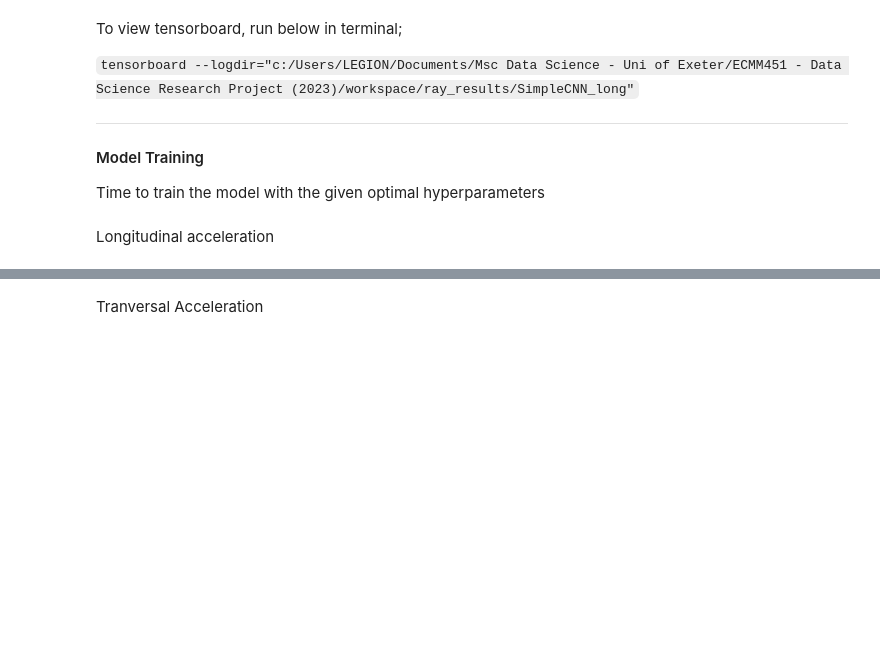
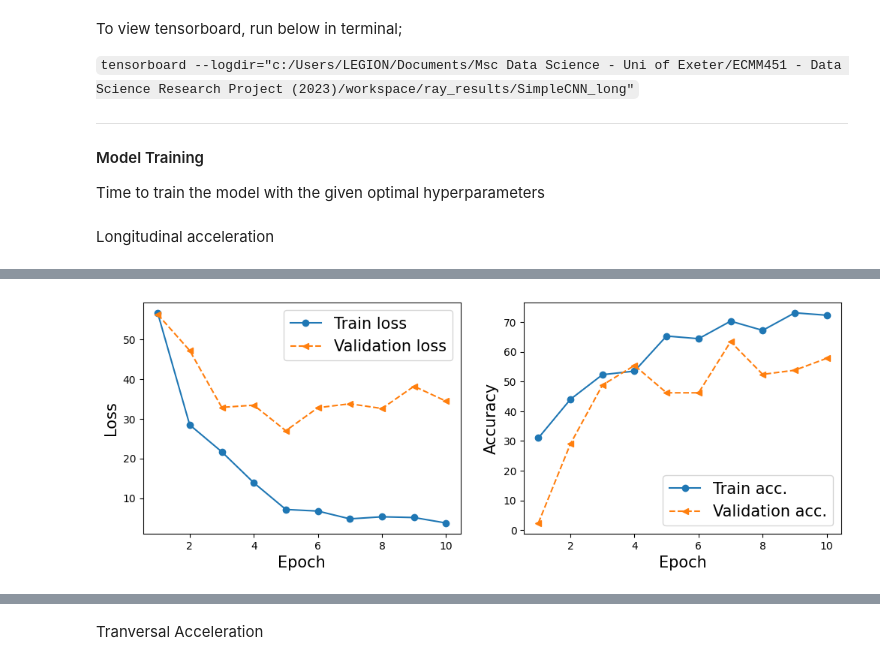
Before and after one commit to EsosaOrumwese/Msc_Research_Project_Multi-Task-Learning_CNN-GRU-biLSTM, a Jupyter notebook: preprocess.ipynb, the cells around one changed output, grey strips where cells are left out. Drawn from its saved outputs; the diff is of its cells as text; code cells hidden in the pictures; blank space fills up the shorter version.

Commit message:
Noticed that my model was overfitting so I decided, once again, to redo the architecture after a few tests

```diff
--- a/preprocess.ipynb
+++ b/preprocess.ipynb
@@ -201,9 +203,9 @@ VAL_train_idx = np.concatenate([VAL_tr_idx_nondupe, VAL_tr_idx_dupe, VAL_tr_idx_
 # %% [markdown]
 Begin hyperparam tuning for SimpleCNN
 # %%
-X_tr, y_tr, uniq = Prep_data_for_CNN().prep_input_for_CNN(windowed_df.loc[TR_train_idx, :])
-X_val, y_val, _ = Prep_data_for_CNN().prep_input_for_CNN(windowed_df.loc[VAL_train_idx, :])
-X_test, y_test, _ = Prep_data_for_CNN().prep_input_for_CNN(windowed_df.loc[test_idx, :])
+X_tr, y_tr, uniq = Prep_data_for_CNN().prep_input_for_CNN(windowed_df.loc[TR_train_idx, :].sample(1000))
+X_val, y_val, _ = Prep_data_for_CNN().prep_input_for_CNN(windowed_df.loc[VAL_train_idx, :].sample(500))
+X_test, y_test, _ = Prep_data_for_CNN().prep_input_for_CNN(windowed_df.loc[test_idx, :].sample(500))
 # %%
 uniq, np.unique(y_tr)
 # %% [output]
@@ -502,14 +502,14 @@ Longitudinal acceleration
 # %%
 criterion = nn.CrossEntropyLoss(weight=class_weights)
 model_long = SimpleCNN()
-optimizer_long = optim.Adam(model_long.parameters(), lr=0.006482722864364993)
-scheduler_long = optim.lr_scheduler.ReduceLROnPlateau(optimizer_long, patience=15, factor=0.8185367503936773)
+optimizer_long = optim.Adam(model_long.parameters(), lr=0.006482722864364993, weight_decay=1e-4)
+scheduler_long = optim.lr_scheduler.ReduceLROnPlateau(optimizer_long, patience=5, factor=0.8185367503936773)
 device = torch.device("cuda" if torch.cuda.is_available() else "cpu")
 
 model_long = model_long.to(device)
 # %%
 engine_long = simpleCNN_engine(model_long, optimizer_long, scheduler_long, criterion, device)
 # %%
-long_hist = engine_long.train_validation(train_dl_long, valid_dl_long, epochs=40, save_path='./model_checkpoint/run2_simpleCNN_long_chkpt.pth')
+long_hist = engine_long.train_validation(train_dl_long, valid_dl_long, epochs=10, save_path='./model_checkpoint/run2_simpleCNN_long_chkpt.pth')
 
 np.save('./model_checkpoint/run2_long_history.npy', np.array(long_hist))
@@ -515,0 +529,4 @@ np.save('./model_checkpoint/run2_long_history.npy', np.array(long_hist))
+# %%
+plot_history(long_hist)
+# %% [output]
+[figure, added]
```
Also changed, not shown: parts of 35 cells of this notebook, 8 other files.
